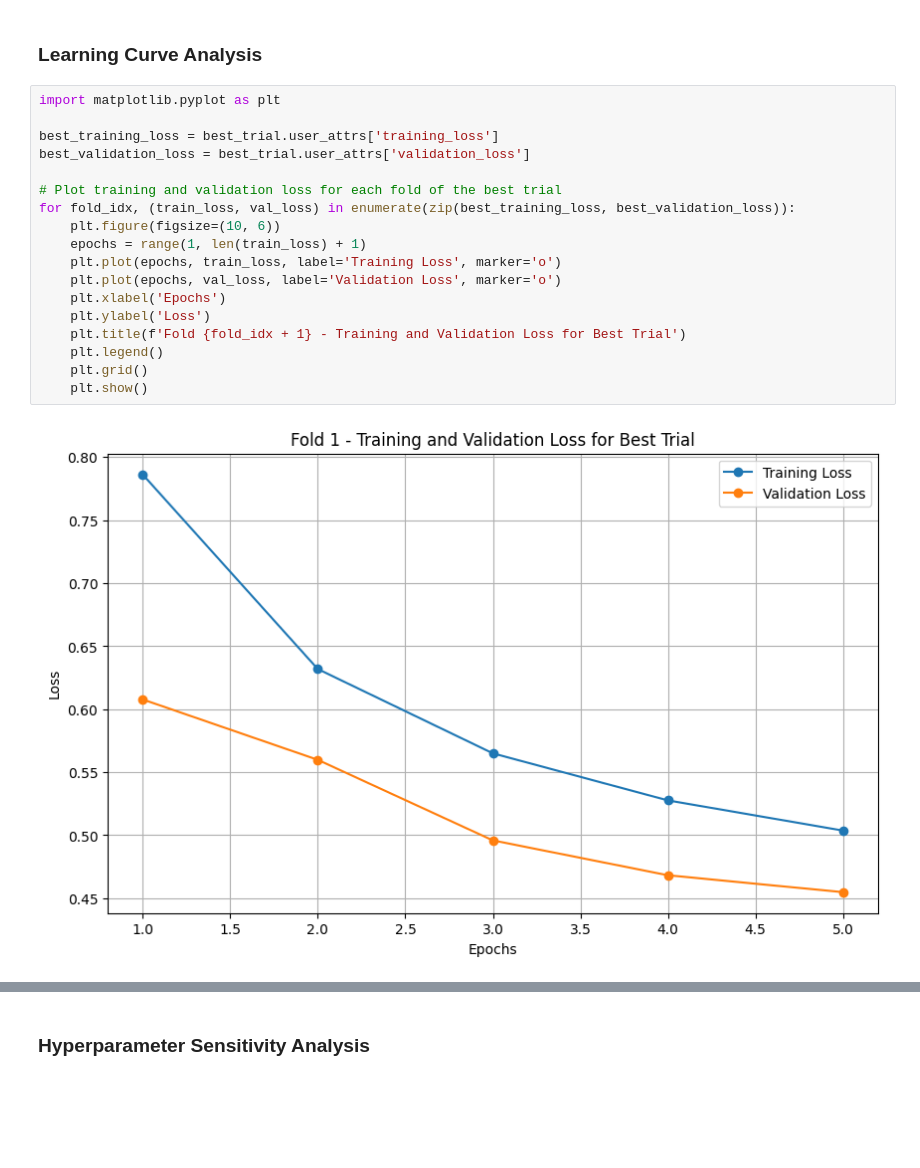
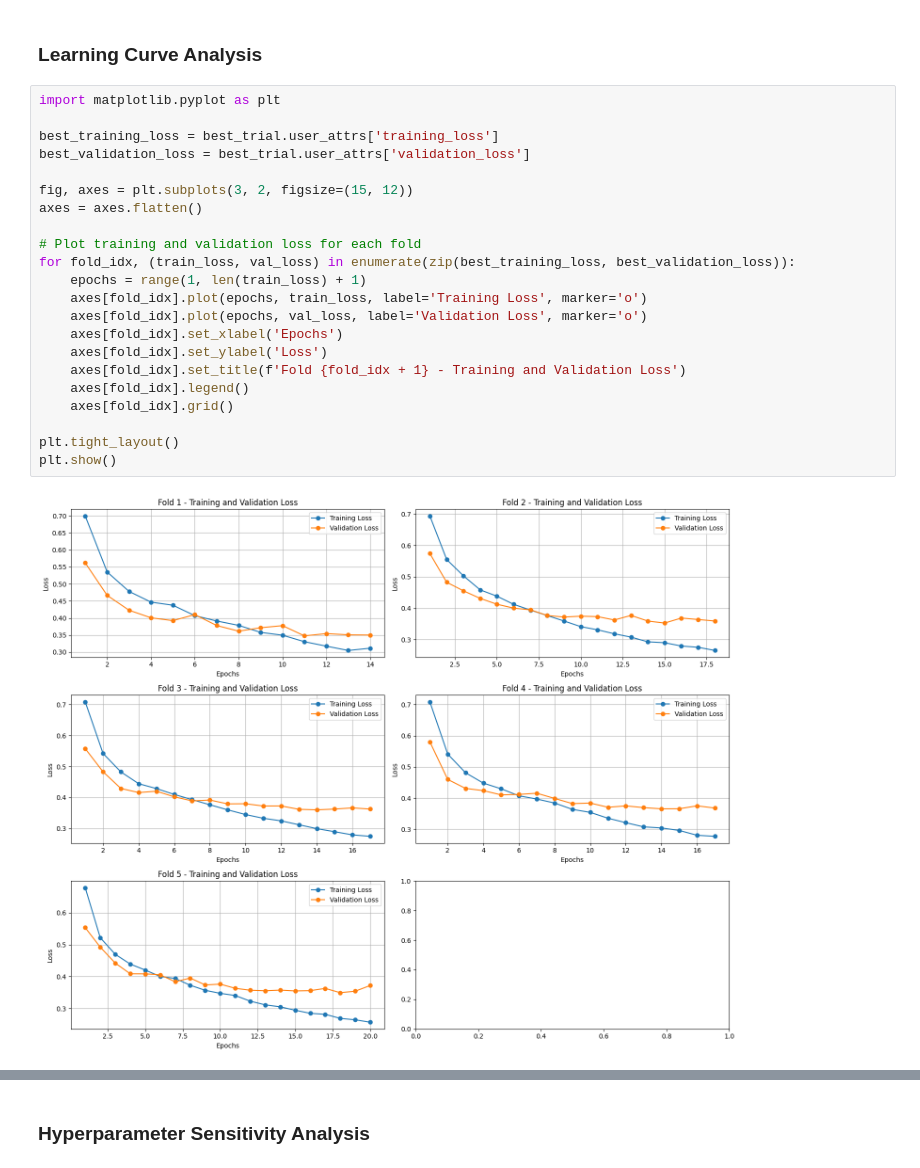
Before and after one commit to derickkan3356/anime-manga-theme-and-success-prediction, a Jupyter notebook: deep_learning.ipynb, the cells around one changed output, grey strips where cells are left out. Drawn from its saved outputs; the diff is of its cells as text; blank space fills up the shorter version.

```diff
--- a/deep_learning.ipynb
+++ b/deep_learning.ipynb
@@ -715,20 +784,24 @@ for col in single_cat_columns:
 # %%
 import matplotlib.pyplot as plt
 
 best_training_loss = best_trial.user_attrs['training_loss']
 best_validation_loss = best_trial.user_attrs['validation_loss']
 
-# Plot training and validation loss for each fold of the best trial
+fig, axes = plt.subplots(3, 2, figsize=(15, 12))
+axes = axes.flatten()
+
+# Plot training and validation loss for each fold
 for fold_idx, (train_loss, val_loss) in enumerate(zip(best_training_loss, best_validation_loss)):
-    plt.figure(figsize=(10, 6))
     epochs = range(1, len(train_loss) + 1)
-    plt.plot(epochs, train_loss, label='Training Loss', marker='o')
-    plt.plot(epochs, val_loss, label='Validation Loss', marker='o')
-    plt.xlabel('Epochs')
-    plt.ylabel('Loss')
-    plt.title(f'Fold {fold_idx + 1} - Training and Validation Loss for Best Trial')
-    plt.legend()
-    plt.grid()
-    plt.show()
+    axes[fold_idx].plot(epochs, train_loss, label='Training Loss', marker='o')
+    axes[fold_idx].plot(epochs, val_loss, label='Validation Loss', marker='o')
+    axes[fold_idx].set_xlabel('Epochs')
+    axes[fold_idx].set_ylabel('Loss')
+    axes[fold_idx].set_title(f'Fold {fold_idx + 1} - Training and Validation Loss')
+    axes[fold_idx].legend()
+    axes[fold_idx].grid()
+
+plt.tight_layout()
+plt.show()
 # %% [output]
-[figure, old version]
+[figure, new version]
```
Also changed, not shown: parts of 20 cells of this notebook, 2 other files.
